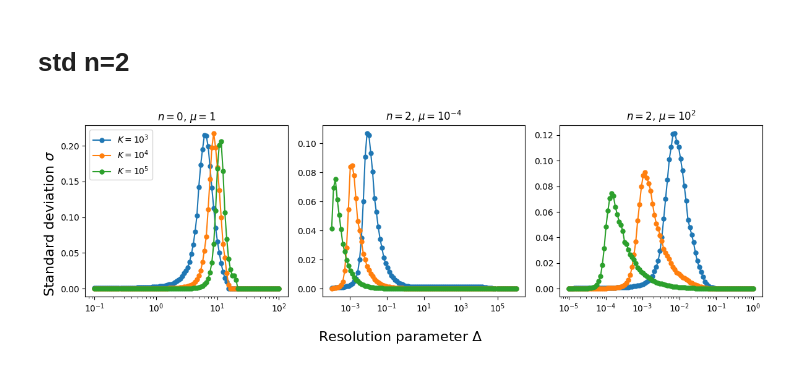
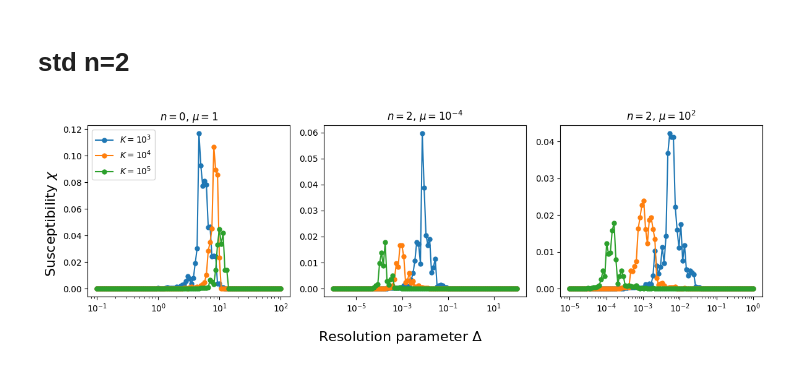
Before and after one commit to RivasAntonio/TFM, a Jupyter notebook: Códigos/Hawkes/Pruebas_n=2.ipynb, the cells around one changed output. Drawn from its saved outputs; the diff is of its cells as text; code cells hidden in the pictures.

```diff
--- a/Códigos/Hawkes/Pruebas_n=2.ipynb
+++ b/Códigos/Hawkes/Pruebas_n=2.ipynb
@@ -1274,37 +1274,35 @@ mus = [1, 10**-4, 10**2]
 ns = [0, 2, 2]
 
 labels = ['$K=10^3$', '$K=10^4$','$K=10^5$','$K=10^6$','$K=10^7$','$K=10^8$']
 deltas = [np.logspace(-1, 2, num = 100, base = 10), np.logspace(-6, 2, num = 100, base = 10), np.logspace(-5, 0, num = 100, base = 10)]
 np.save (f'./data/deltas_R={R}n=2', deltas)
 
 for i in range(3):
     n = ns[i]
     mu = mus[i]
     ax = fig.add_subplot(axgrid[0, i])
     for _ in range(3):
-        K = 10**(_+3) # Cambiar a 3 cuando quiera la figura
+        K = 10**(_+3)
         delta = deltas[i]
         percolations = np.zeros([R, len(delta)])
 
         for j in range(R):
             times_between_events, _, _ = generate_series_perc(K, n, mu)
             percolations[j,:] = calculate_percolation_strength(times_between_events, delta)
 
-        susceptibility = np.std(percolations, axis=0)
-        np.save(f'./data/percolation_std_n={n}_mu={mu}_K={K},R={R}', np.std(susceptibility, axis=0))
+        susceptibility = np.std(percolations, axis=0)**2/np.mean(percolations, axis=0)
+        #np.save(f'./data/percolation_susceptibility_n={n}_mu={mu}_K={K},R={R}', np.std(susceptibility, axis=0))
         ax.plot(delta, susceptibility, marker='o', markersize=5)
 
     ax.set_xscale('log')
-    #ax.set_ylim(0, 0.4)
-    #ax.set_yticks([0, 0.5, 1])
 
 fig.supxlabel('Resolution parameter $\Delta$', fontsize=16)
 fig.axes[0].set_title('$n=0$, $\mu=1$')
 fig.axes[1].set_title('$n=2$, $\mu=10^{-4}$')
 fig.axes[2].set_title('$n=2$, $\mu=10^{2}$')
 fig.axes[0].legend(labels, loc='upper left', ncol=1, fontsize=10)
-fig.supylabel('Standard deviation $\sigma$', fontsize=16)
+fig.supylabel('Susceptibility $\chi$', fontsize=16)
 
 fig.tight_layout()
 # %% [output]
-[figure, old version]
+[figure, new version]
```
Also changed, not shown: 6 other files.
